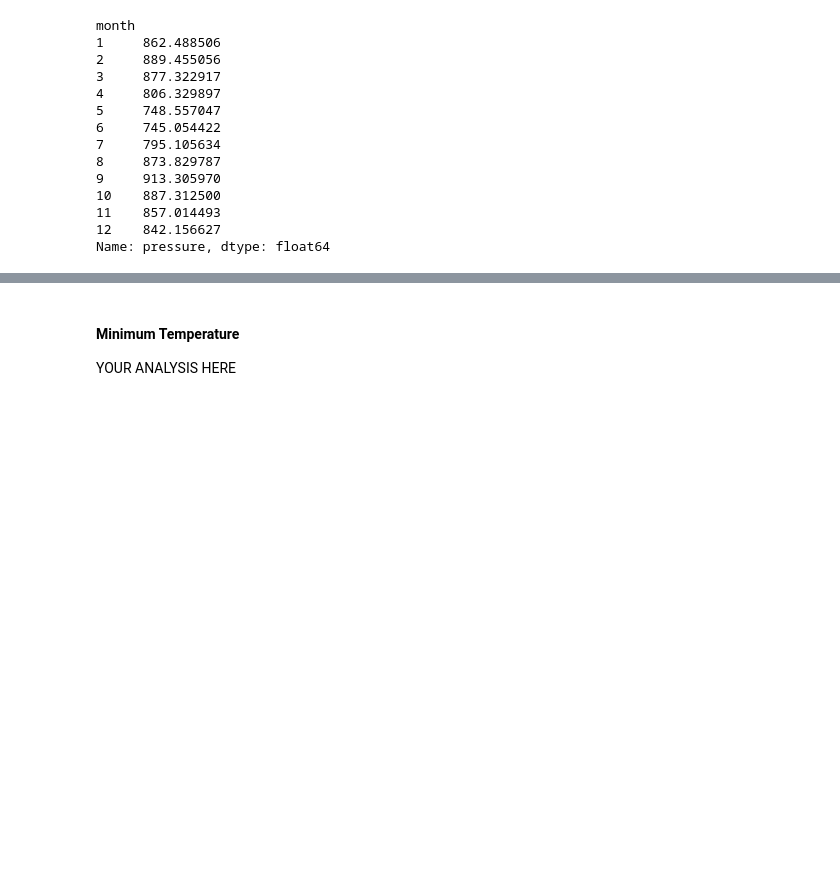
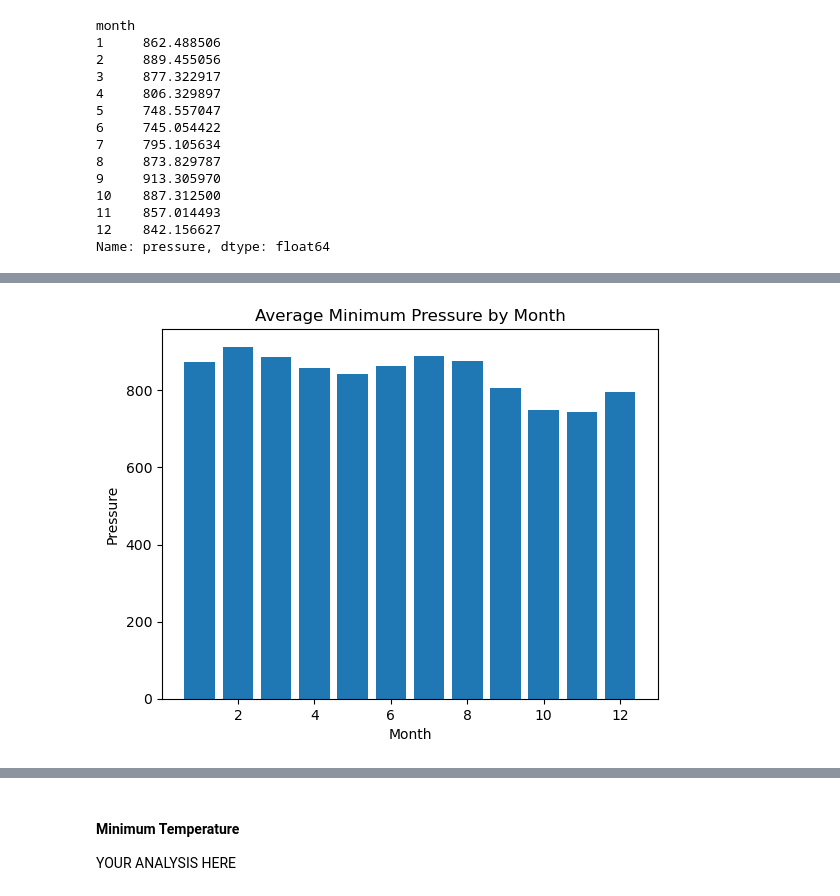
Before and after one commit to cindyd97/Webscraping-Mars-Data-Beautiful-Soup, a Jupyter notebook: part_2_mars_weather.ipynb, the cells around one changed output, grey strips where cells are left out. Cells and saved outputs as stored; diff of their text form; code cells hidden in the pictures; blank space fills up the shorter version.

```diff
--- a/part_2_mars_weather.ipynb
+++ b/part_2_mars_weather.ipynb
@@ -154,5 +171,7 @@ Name: min_temp, dtype: float64
 # %%
 # 4. What is the average pressure by month?
+avg_pressure = df.groupby('month')['pressure'].mean()
+avg_pressure
 # %% [output]
 month
 1     862.488506
@@ -175,2 +190,12 @@ Name: pressure, dtype: float64
+# %%
+# Plot the average pressure by month
+plt.bar(months,avg_pressure)
+plt.title('Average Minimum Pressure by Month')
+plt.xlabel('Month')
+plt.ylabel('Pressure')
+#plt.xticks(months, ['Jan', 'Feb', 'Mar', 'Apr', 'May', 'Jun', 'Jul', 'Aug', 'Sep', 'Oct', 'Nov', 'Dec'])
+plt.show()
+# %% [output]
+[figure, added]
 # %%
 # Identify the lowest and highest pressure months in Curiosity's location by sorting the previous graph
```
Also changed, not shown: parts of 13 cells of this notebook.
